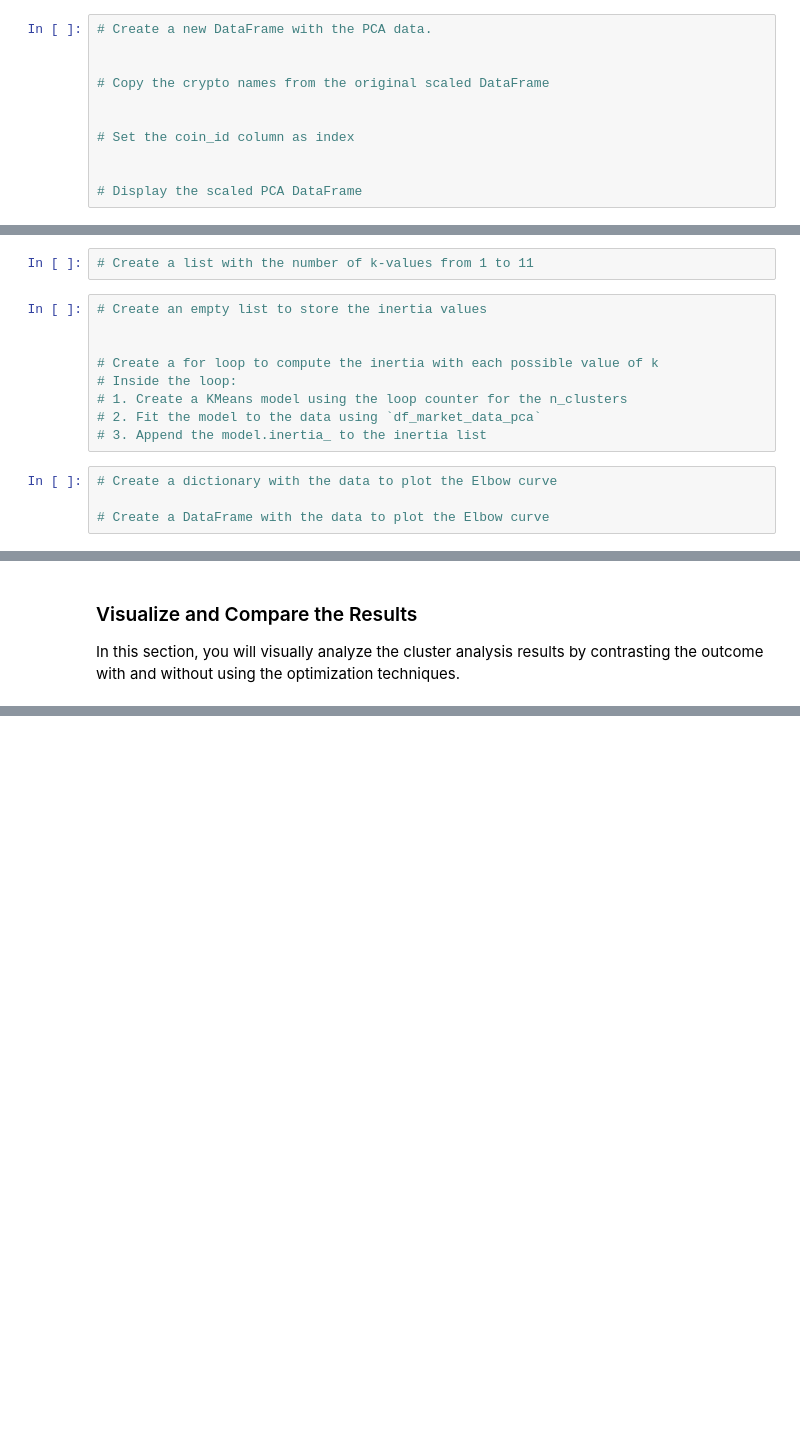
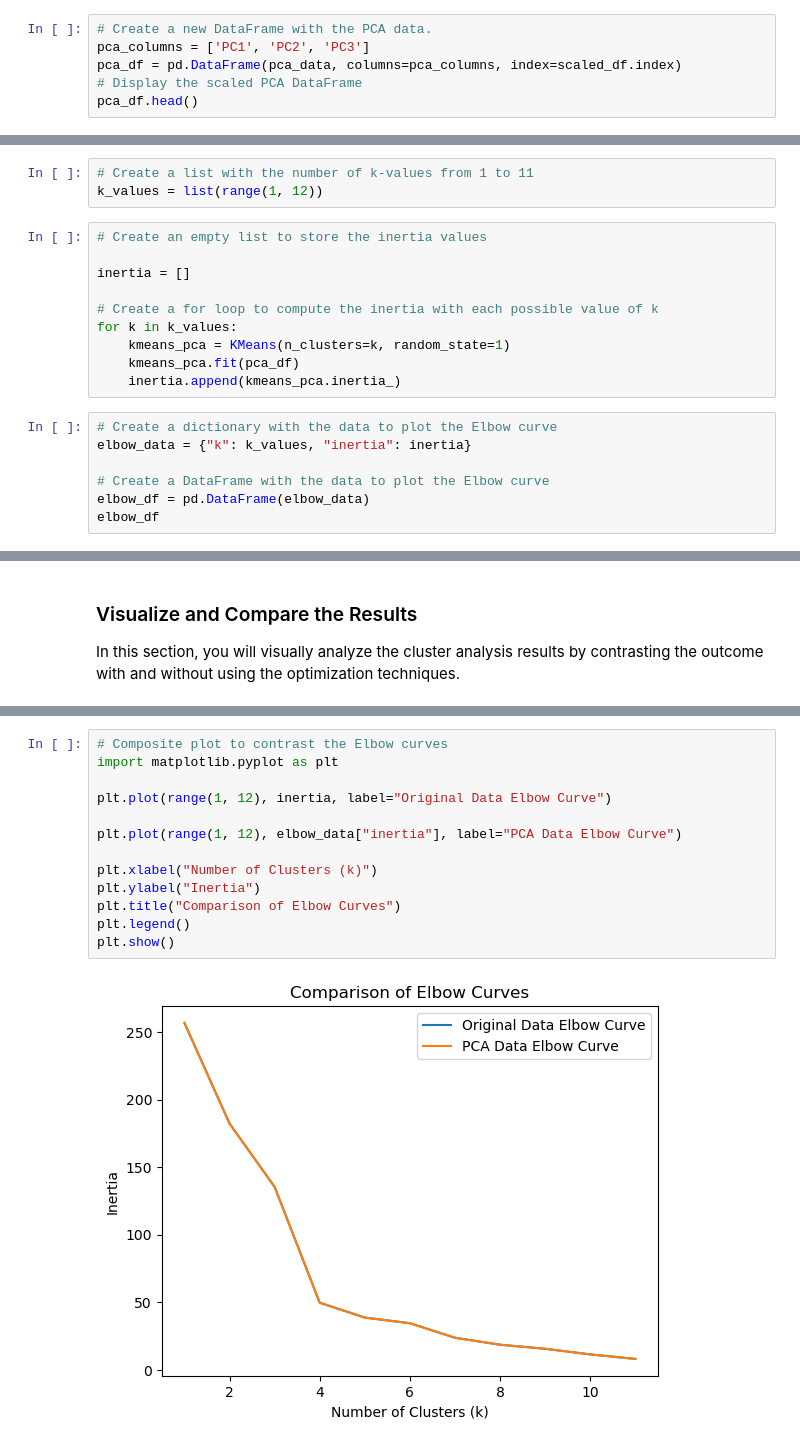
Before and after one commit to cmchadwick/CryptoClustering, a Jupyter notebook: Crypto_Clustering.ipynb, the cells around one changed output, grey strips where cells are left out. Cells and saved outputs as stored; diff of their text form; blank space fills up the shorter version.

```diff
--- a/Crypto_Clustering.ipynb
+++ b/Crypto_Clustering.ipynb
@@ -125,11 +228,6 @@ NameError: name 'StandardScaler' is not defined
 # %%
 # Create a new DataFrame with the PCA data.
-
-
-# Copy the crypto names from the original scaled DataFrame
-
-
-# Set the coin_id column as index
-
-
+pca_columns = ['PC1', 'PC2', 'PC3']
+pca_df = pd.DataFrame(pca_data, columns=pca_columns, index=scaled_df.index)
 # Display the scaled PCA DataFrame
+pca_df.head()
@@ -139,16 +245,21 @@ NameError: name 'StandardScaler' is not defined
 ### Find the Best Value for k Using the Scaled PCA DataFrame
 # %%
 # Create a list with the number of k-values from 1 to 11
+k_values = list(range(1, 12))
 # %%
 # Create an empty list to store the inertia values
 
+inertia = []
 
 # Create a for loop to compute the inertia with each possible value of k
-# Inside the loop:
-# 1. Create a KMeans model using the loop counter for the n_clusters
-# 2. Fit the model to the data using `df_market_data_pca`
-# 3. Append the model.inertia_ to the inertia list
+for k in k_values:
+    kmeans_pca = KMeans(n_clusters=k, random_state=1)
+    kmeans_pca.fit(pca_df)
+    inertia.append(kmeans_pca.inertia_)
 # %%
 # Create a dictionary with the data to plot the Elbow curve
+elbow_data = {"k": k_values, "inertia": inertia}
 
 # Create a DataFrame with the data to plot the Elbow curve
+elbow_df = pd.DataFrame(elbow_data)
+elbow_df
@@ -203,0 +357,15 @@ In this section, you will visually analyze the cluster analysis results by contr
+# %%
+# Composite plot to contrast the Elbow curves
+import matplotlib.pyplot as plt
+
+plt.plot(range(1, 12), inertia, label="Original Data Elbow Curve")
+
+plt.plot(range(1, 12), elbow_data["inertia"], label="PCA Data Elbow Curve")
+
+plt.xlabel("Number of Clusters (k)")
+plt.ylabel("Inertia")
+plt.title("Comparison of Elbow Curves")
+plt.legend()
+plt.show()
+# %% [output]
+[figure, added]
```
Also changed, not shown: parts of 36 cells of this notebook.
